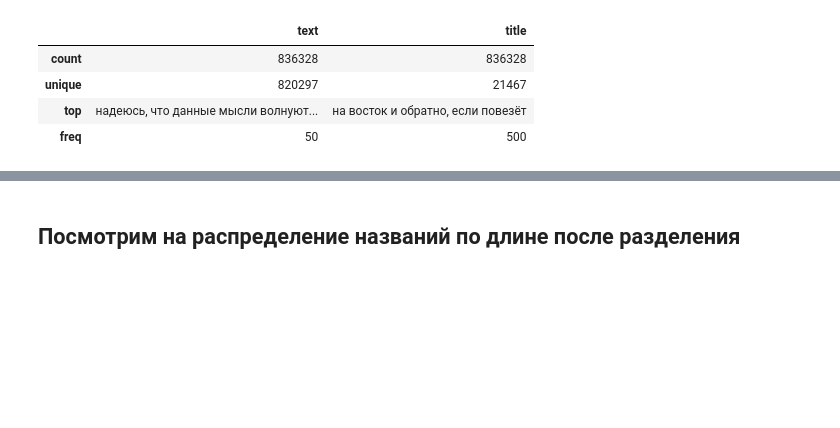
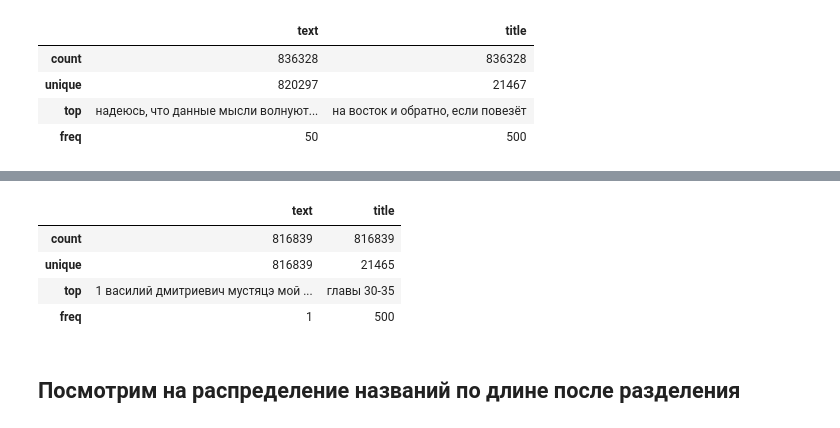
Before and after one commit to VeronikaSteklo/generation_names, a Jupyter notebook: notebooks/augmentation.ipynb, the cells around one changed output, grey strips where cells are left out. Saved outputs shown, nothing was run; the diff lists cells and outputs as text; code cells hidden in the pictures; blank space fills up the shorter version.

```diff
--- a/notebooks/augmentation.ipynb
+++ b/notebooks/augmentation.ipynb
@@ -187,3 +211,11 @@ augmented_dataset.describe()
+# %%
+augmented_dataset.describe()
+# %% [output]
+|  | text | title |
+| count | 816839 | 816839 |
+| unique | 816839 | 21465 |
+| top | 1 василий дмитриевич мустяцэ мой ... | главы 30-35 |
+| freq | 1 | 500 |
 # %%
 augmented_dataset.to_csv("../data/training_data/train_df.csv", index=False)
 # %% [markdown]
```
Also changed, not shown: parts of 9 cells of this notebook.
